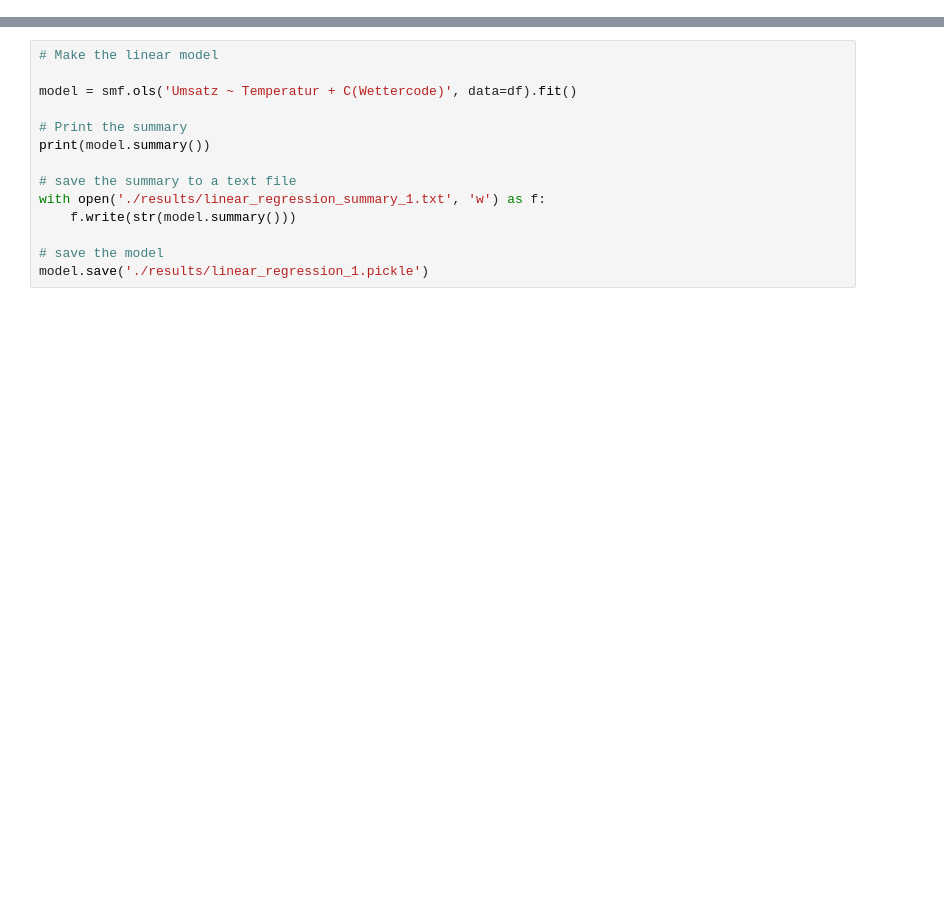
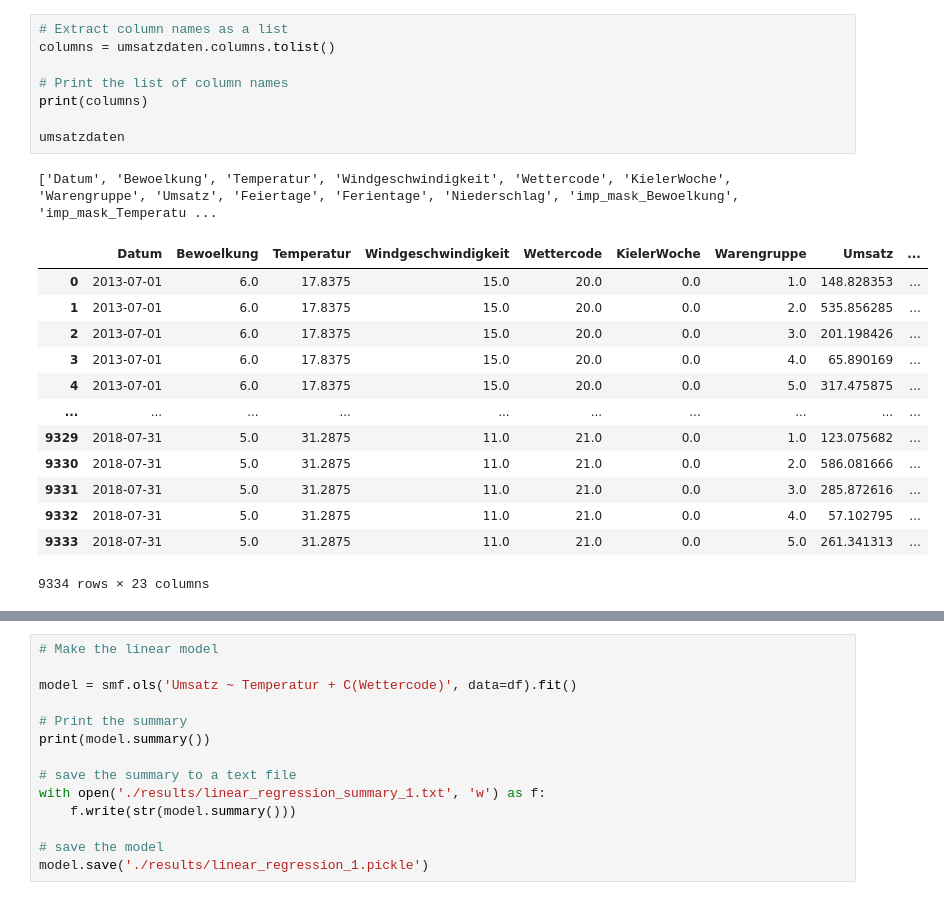
Before and after one commit to BossyNine/bakery_sales_prediction, a Jupyter notebook: 2_BaselineModel/linear_regression_model.ipynb, the cells around one changed output, grey strips where cells are left out. Drawn from its saved outputs; the diff is of its cells as text; blank space fills up the shorter version.

```diff
--- a/2_BaselineModel/linear_regression_model.ipynb
+++ b/2_BaselineModel/linear_regression_model.ipynb
@@ -34,0 +91,23 @@ Notes:
+# %%
+# Extract column names as a list
+columns = umsatzdaten.columns.tolist()
+
+# Print the list of column names
+print(columns)
+
+umsatzdaten
+# %% [output]
+['Datum', 'Bewoelkung', 'Temperatur', 'Windgeschwindigkeit', 'Wettercode', 'KielerWoche', 'Warengruppe', 'Umsatz', 'Feiertage', 'Ferientage', 'Niederschlag', 'imp_mask_Bewoelkung', 'imp_mask_Temperatu ...
+|  | Datum | Bewoelkung | Temperatur | Windgeschwindigkeit | Wettercode | KielerWoche | Warengruppe | Umsatz | ... |
+| 0 | 2013-07-01 | 6.0 | 17.8375 | 15.0 | 20.0 | 0.0 | 1.0 | 148.828353 | ... |
+| 1 | 2013-07-01 | 6.0 | 17.8375 | 15.0 | 20.0 | 0.0 | 2.0 | 535.856285 | ... |
+| 2 | 2013-07-01 | 6.0 | 17.8375 | 15.0 | 20.0 | 0.0 | 3.0 | 201.198426 | ... |
+| 3 | 2013-07-01 | 6.0 | 17.8375 | 15.0 | 20.0 | 0.0 | 4.0 | 65.890169 | ... |
+| 4 | 2013-07-01 | 6.0 | 17.8375 | 15.0 | 20.0 | 0.0 | 5.0 | 317.475875 | ... |
+| ... | ... | ... | ... | ... | ... | ... | ... | ... | ... |
+| 9329 | 2018-07-31 | 5.0 | 31.2875 | 11.0 | 21.0 | 0.0 | 1.0 | 123.075682 | ... |
+| 9330 | 2018-07-31 | 5.0 | 31.2875 | 11.0 | 21.0 | 0.0 | 2.0 | 586.081666 | ... |
+| 9331 | 2018-07-31 | 5.0 | 31.2875 | 11.0 | 21.0 | 0.0 | 3.0 | 285.872616 | ... |
+| 9332 | 2018-07-31 | 5.0 | 31.2875 | 11.0 | 21.0 | 0.0 | 4.0 | 57.102795 | ... |
+| 9333 | 2018-07-31 | 5.0 | 31.2875 | 11.0 | 21.0 | 0.0 | 5.0 | 261.341313 | ... |
+9334 rows × 23 columns
```
Also changed, not shown: parts of 10 cells of this notebook, 3 other files.
